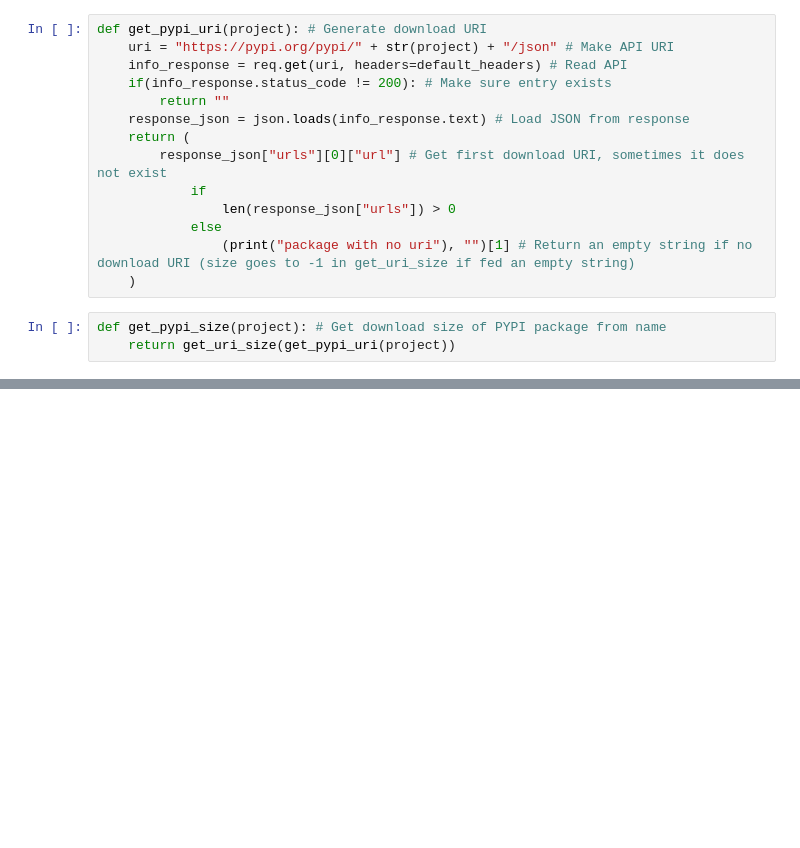
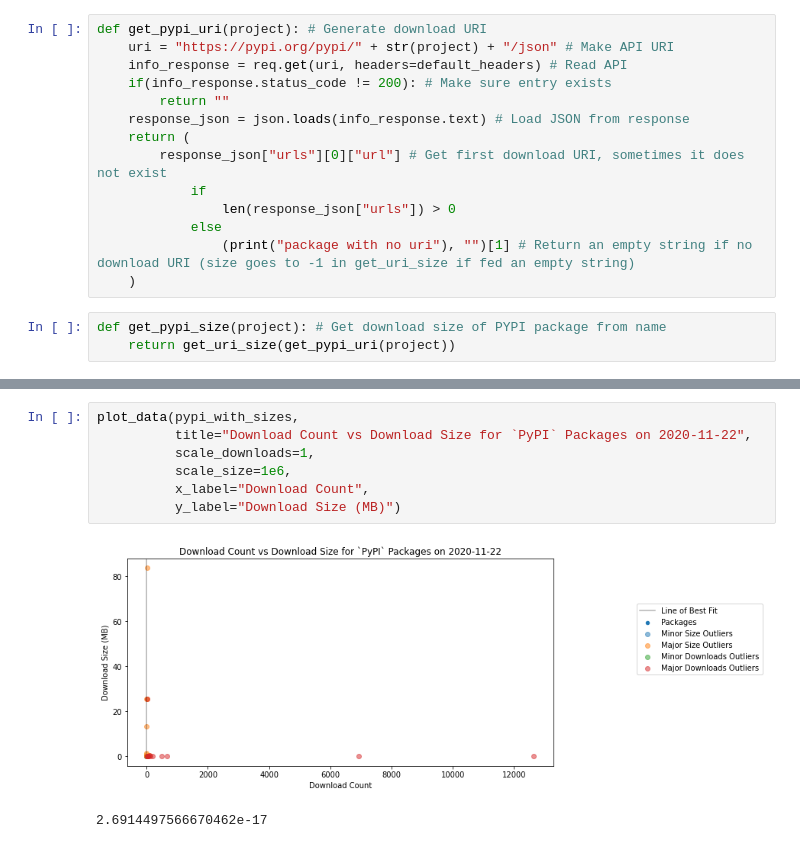
Before and after one commit to stassinopoulosari/cogs9_package_manager_analysis, a Jupyter notebook: cogs9_package_data_analysis.ipynb, the cells around one changed output, grey strips where cells are left out. Cells and saved outputs as stored; diff of their text form; blank space fills up the shorter version.

```diff
--- a/cogs9_package_data_analysis.ipynb
+++ b/cogs9_package_data_analysis.ipynb
@@ -194,0 +339,10 @@ pypi_with_sizes
+# %%
+plot_data(pypi_with_sizes,
+          title="Download Count vs Download Size for `PyPI` Packages on 2020-11-22",
+          scale_downloads=1,
+          scale_size=1e6,
+          x_label="Download Count",
+          y_label="Download Size (MB)")
+# %% [output]
+[figure, added]
+2.6914497566670462e-17
```
Also changed, not shown: parts of 10 cells of this notebook, 3 other files.
